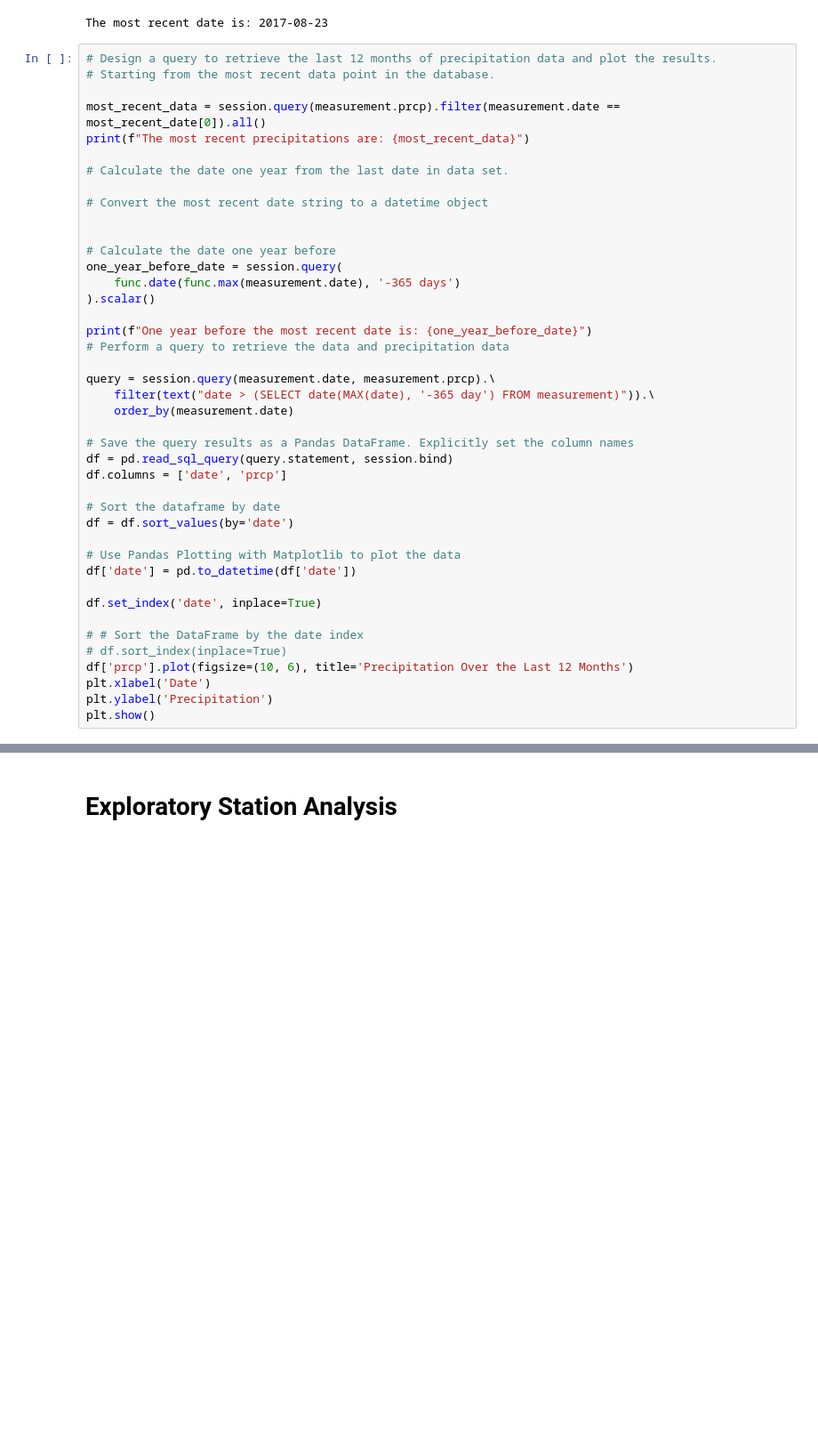
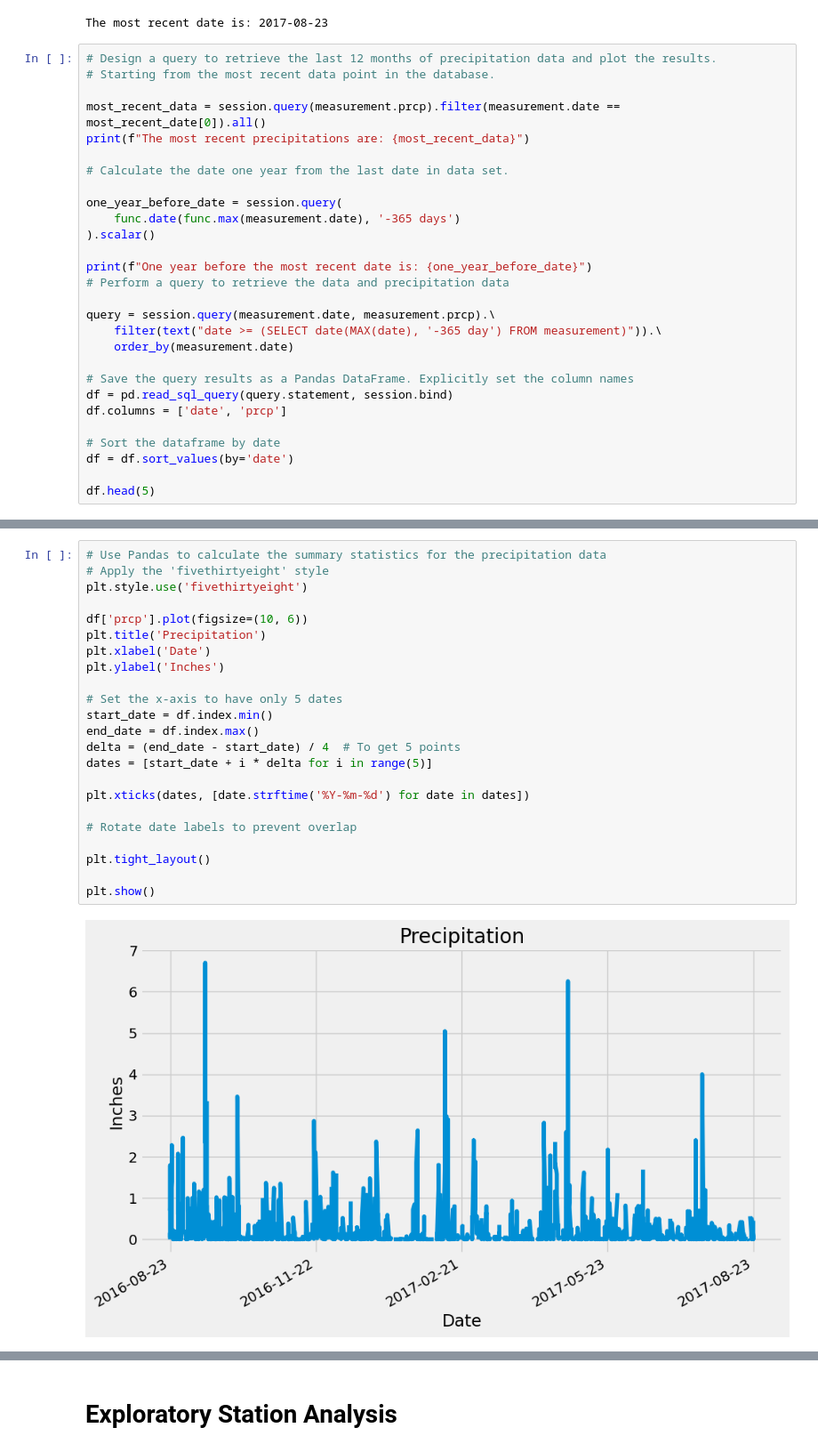
Before and after one commit to moonsunkey/sqlalchemy-challenge, a Jupyter notebook: SurfsUp/climate.ipynb, the cells around one changed output, grey strips where cells are left out. Shown at 89% size. Cells and saved outputs as stored; diff of their text form; blank space fills up the shorter version.

Commit message:
Updated prcp analysis and completed station analysis.

```diff
--- a/SurfsUp/climate.ipynb
+++ b/SurfsUp/climate.ipynb
@@ -76,10 +78,6 @@ print(f"The most recent precipitations are: {most_recent_data}")
 
 # Calculate the date one year from the last date in data set.
 
-# Convert the most recent date string to a datetime object
-
-
-# Calculate the date one year before
 one_year_before_date = session.query(
     func.date(func.max(measurement.date), '-365 days')
 ).scalar()
@@ -88,7 +86,7 @@ print(f"One year before the most recent date is: {one_year_before_date}")
 # Perform a query to retrieve the data and precipitation data
 
 query = session.query(measurement.date, measurement.prcp).\
-    filter(text("date > (SELECT date(MAX(date), '-365 day') FROM measurement)")).\
+    filter(text("date >= (SELECT date(MAX(date), '-365 day') FROM measurement)")).\
     order_by(measurement.date)
 
 # Save the query results as a Pandas DataFrame. Explicitly set the column names
@@ -98,17 +96,7 @@ df.columns = ['date', 'prcp']
 # Sort the dataframe by date
 df = df.sort_values(by='date')
 
-# Use Pandas Plotting with Matplotlib to plot the data
-df['date'] = pd.to_datetime(df['date'])
-
-df.set_index('date', inplace=True)
-
-# # Sort the DataFrame by the date index
-# df.sort_index(inplace=True)
-df['prcp'].plot(figsize=(10, 6), title='Precipitation Over the Last 12 Months')
-plt.xlabel('Date')
-plt.ylabel('Precipitation')
-plt.show()
+df.head(5)
 # %% [output]
 The most recent precipitations are: [(0.0,), (0.0,), (0.08,), (0.45,)]
 One year before the most recent date is: 2016-08-23
@@ -116,2 +115,27 @@ One year before the most recent date is: 2016-08-23
+# %%
+# Use Pandas to calculate the summary statistics for the precipitation data
+# Apply the 'fivethirtyeight' style
+plt.style.use('fivethirtyeight')
+
+df['prcp'].plot(figsize=(10, 6))
+plt.title('Precipitation')
+plt.xlabel('Date')
+plt.ylabel('Inches')
+
+# Set the x-axis to have only 5 dates
+start_date = df.index.min()
+end_date = df.index.max()
+delta = (end_date - start_date) / 4  # To get 5 points
+dates = [start_date + i * delta for i in range(5)]
+
+plt.xticks(dates, [date.strftime('%Y-%m-%d') for date in dates])
+
+# Rotate date labels to prevent overlap
+
+plt.tight_layout()
+
+plt.show()
+# %% [output]
+[figure, added]
 # %%
 # Use Pandas to calculate the summary statistics for the precipitation data
```
Also changed, not shown: parts of 10 cells of this notebook.
